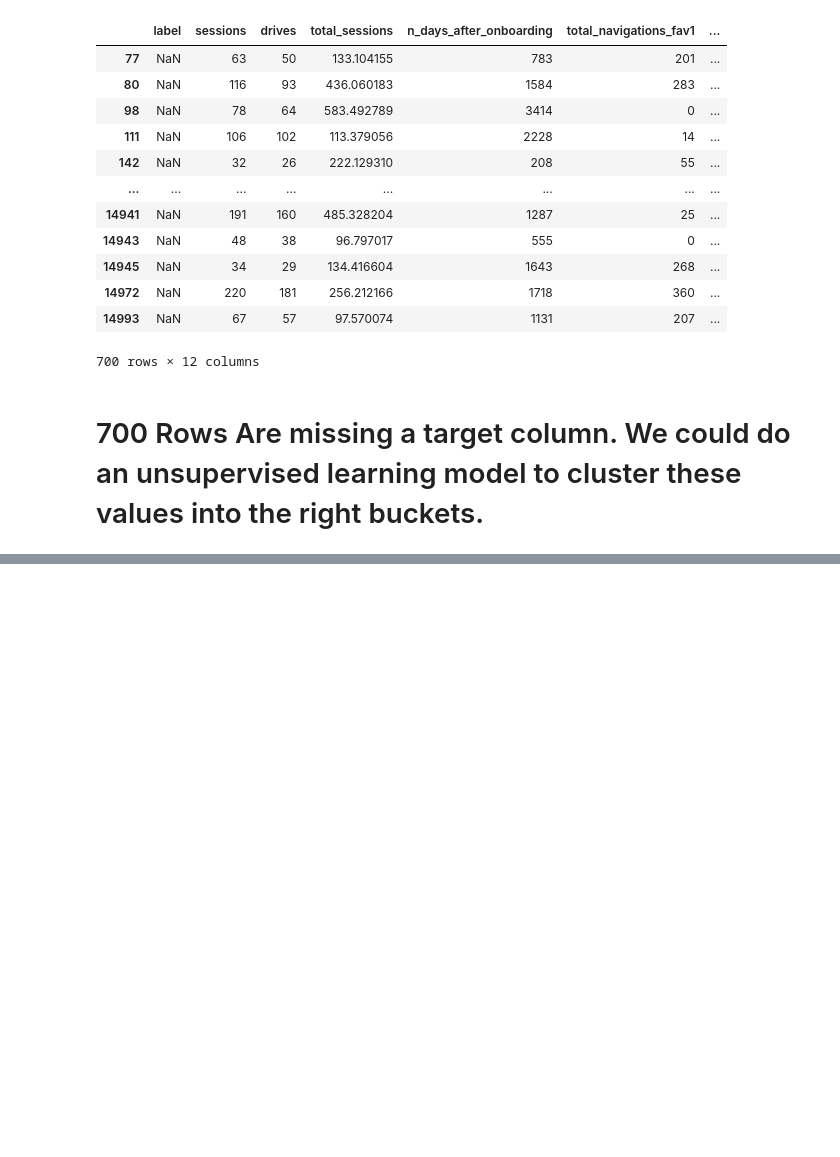
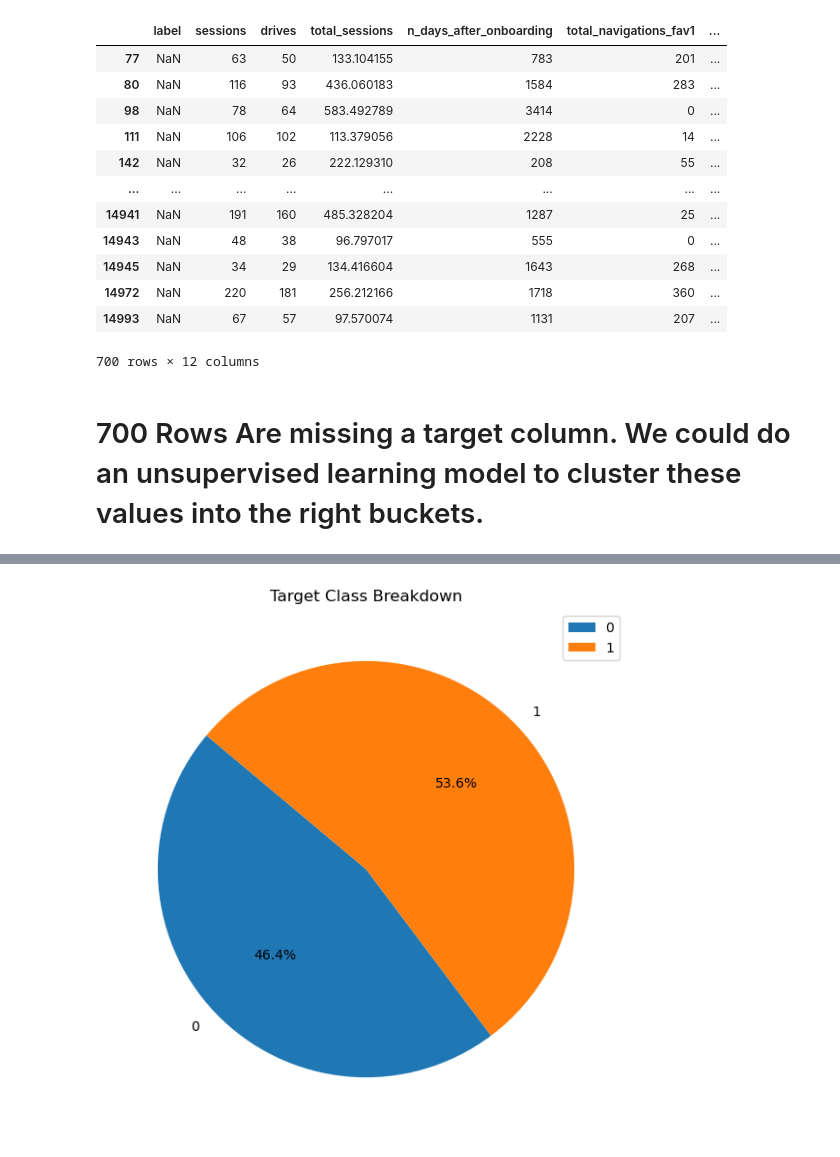
Before and after one commit to MaukanMir/Waze-Analysis, a Jupyter notebook: training.ipynb, the cells around one changed output, grey strips where cells are left out. Saved outputs shown, nothing was run; the diff lists cells and outputs as text; code cells hidden in the pictures; blank space fills up the shorter version.

```diff
--- a/training.ipynb
+++ b/training.ipynb
@@ -129,0 +284,4 @@ missing_values.describe()
+# %%
+check_class_imbalance(test_df["cluster"])
+# %% [output]
+[figure, added]
```
Also changed, not shown: parts of 8 cells of this notebook.
